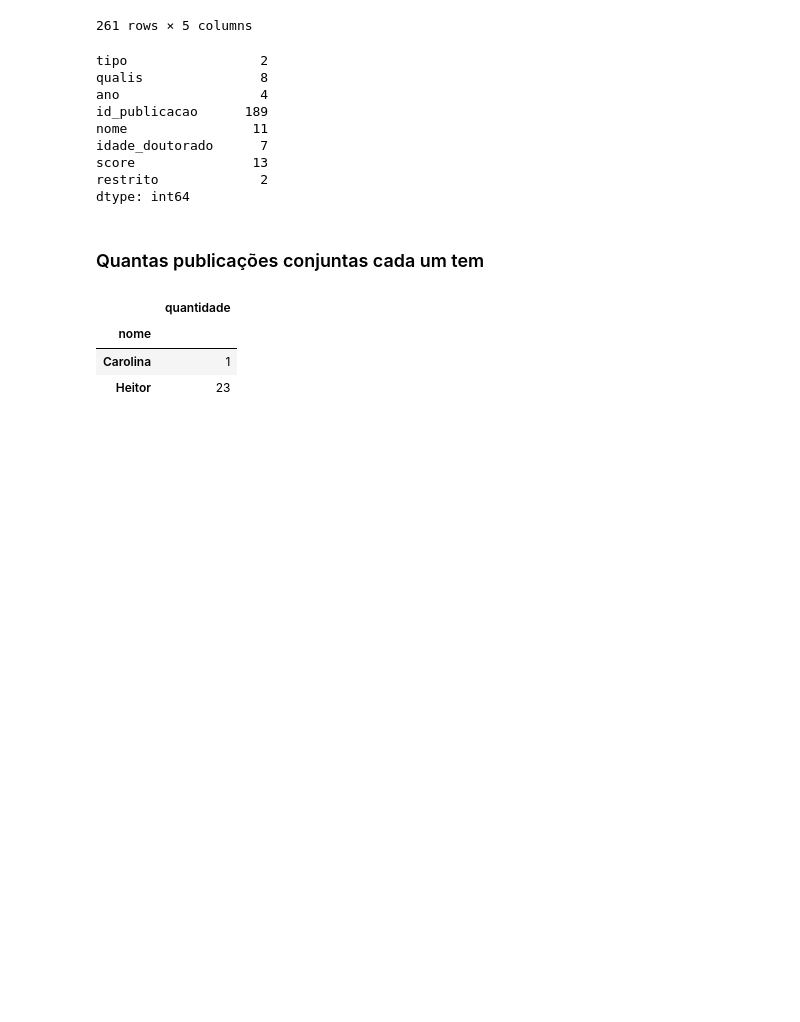
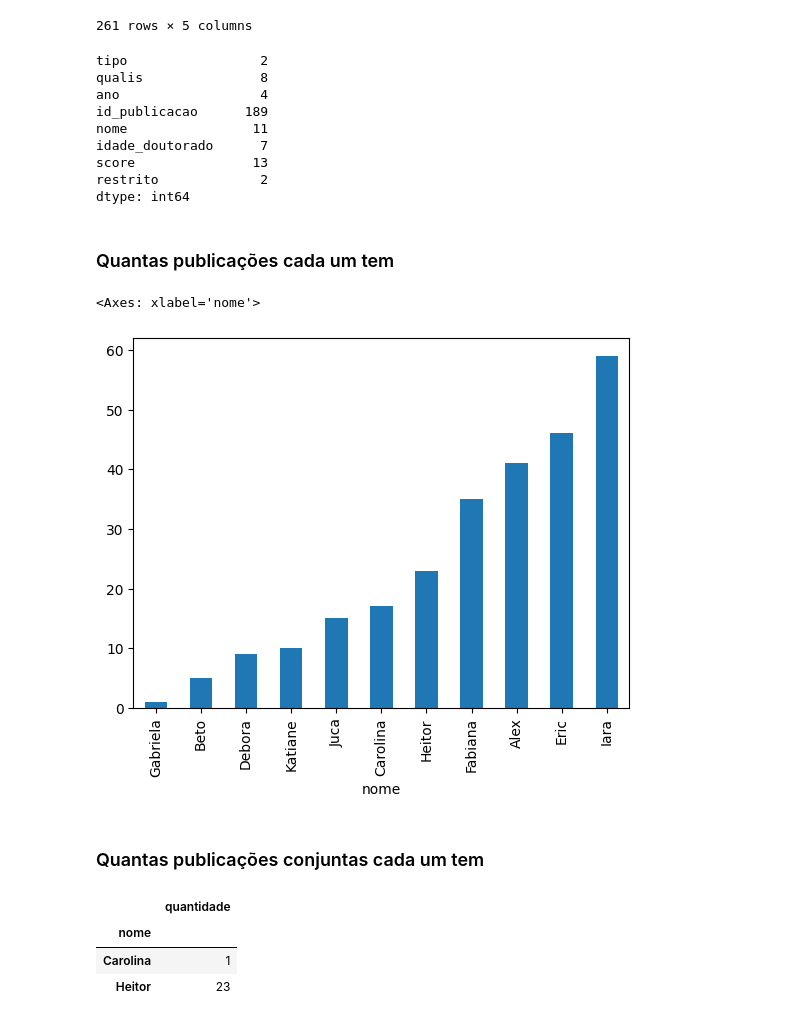
Before and after one commit to Draylon/ppgca_cd_debate, a Jupyter notebook: score_geral.ipynb, the cells around one changed output. Cells and saved outputs as stored; diff of their text form; code cells hidden in the pictures; blank space fills up the shorter version.

```diff
--- a/score_geral.ipynb
+++ b/score_geral.ipynb
@@ -160,6 +160,14 @@ idade_doutorado      7
 score               13
 restrito             2
 dtype: int64
+# %% [markdown]
+### Quantas publicações cada um tem
+# %%
+comp1 = all_merge.groupby('nome').count()['id_publicacao'].sort_values(ascending=True)
+comp1.plot(kind='bar')
+# %% [output]
+<Axes: xlabel='nome'>
+[figure, added]
 # %% [markdown]
 ### Quantas publicações conjuntas cada um tem
 # %%
```
